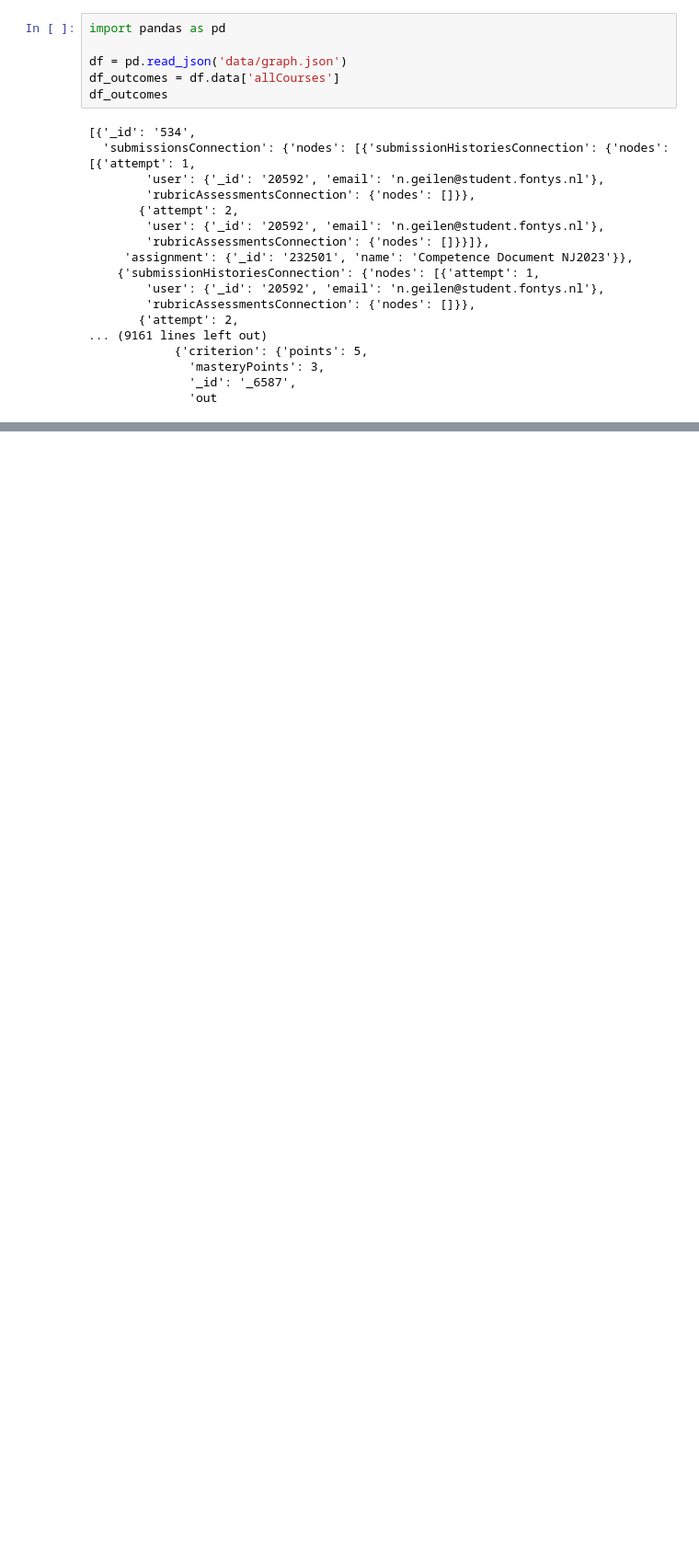
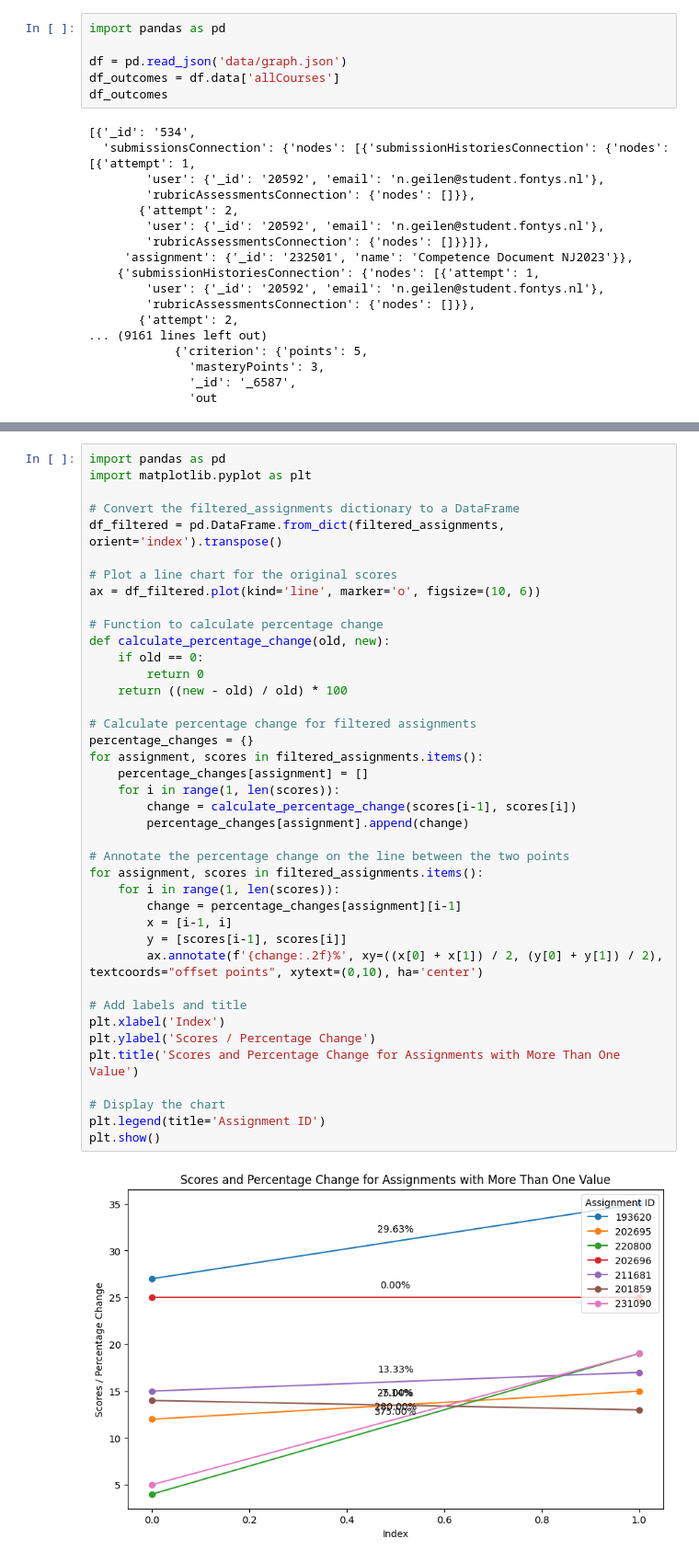
Before and after one commit to Typiqally/canvas-grade-correlation, a Jupyter notebook: main.ipynb, the cells around one changed output, grey strips where cells are left out. Shown at 92% size. Drawn from its saved outputs; the diff is of its cells as text; blank space fills up the shorter version.

```diff
--- a/main.ipynb
+++ b/main.ipynb
@@ -69,0 +125,42 @@ assignments
+# %%
+import pandas as pd
+import matplotlib.pyplot as plt
+
+# Convert the filtered_assignments dictionary to a DataFrame
+df_filtered = pd.DataFrame.from_dict(filtered_assignments, orient='index').transpose()
+
+# Plot a line chart for the original scores
+ax = df_filtered.plot(kind='line', marker='o', figsize=(10, 6))
+
+# Function to calculate percentage change
+def calculate_percentage_change(old, new):
+    if old == 0:
+        return 0
+    return ((new - old) / old) * 100
+
+# Calculate percentage change for filtered assignments
+percentage_changes = {}
+for assignment, scores in filtered_assignments.items():
+    percentage_changes[assignment] = []
+    for i in range(1, len(scores)):
+        change = calculate_percentage_change(scores[i-1], scores[i])
+        percentage_changes[assignment].append(change)
+
+# Annotate the percentage change on the line between the two points
+for assignment, scores in filtered_assignments.items():
+    for i in range(1, len(scores)):
+        change = percentage_changes[assignment][i-1]
+        x = [i-1, i]
+        y = [scores[i-1], scores[i]]
+        ax.annotate(f'{change:.2f}%', xy=((x[0] + x[1]) / 2, (y[0] + y[1]) / 2), textcoords="offset points", xytext=(0,10), ha='center')
+
+# Add labels and title
+plt.xlabel('Index')
+plt.ylabel('Scores / Percentage Change')
+plt.title('Scores and Percentage Change for Assignments with More Than One Value')
+
+# Display the chart
+plt.legend(title='Assignment ID')
+plt.show()
+# %% [output]
+[figure, added]
```
Also changed, not shown: parts of 5 cells of this notebook.
